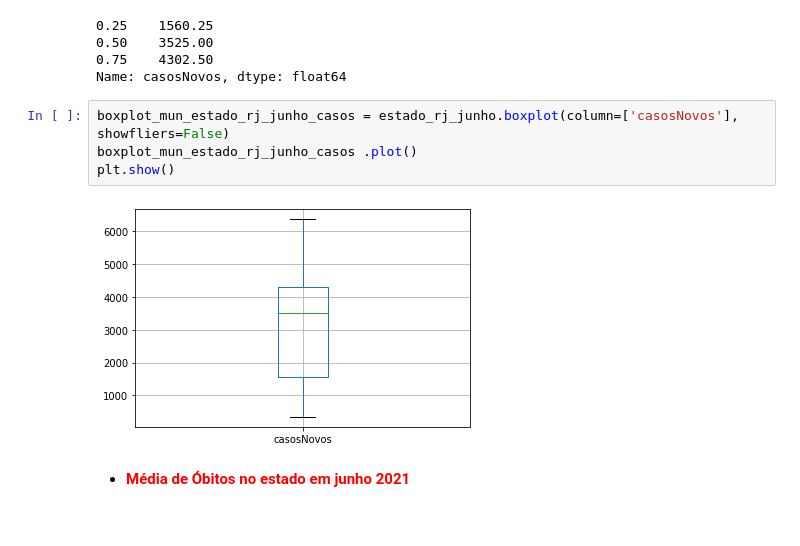
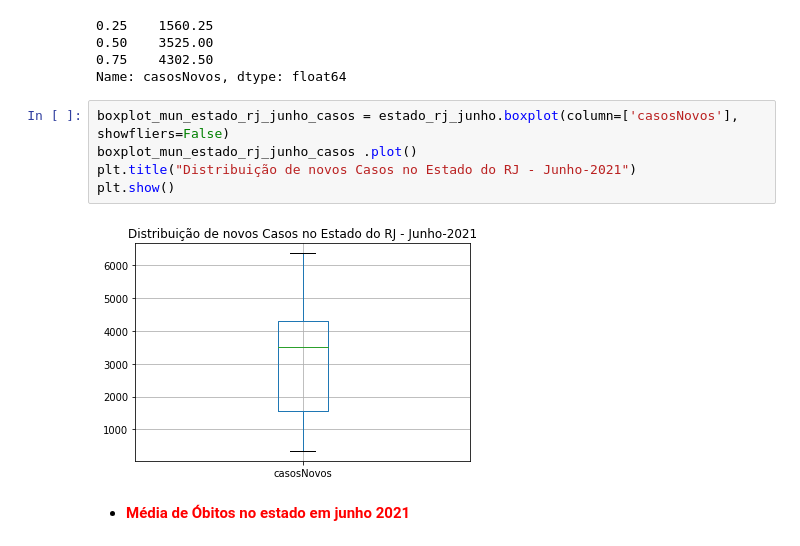
Before and after one commit to ranielli/analise-dados-covid-estatistica, a Jupyter notebook: analise_rj.ipynb, the cells around one changed output. Cells and saved outputs as stored; diff of their text form.

```diff
--- a/analise_rj.ipynb
+++ b/analise_rj.ipynb
@@ -369,9 +371,10 @@ Name: casosNovos, dtype: float64
 # %%
 boxplot_mun_estado_rj_junho_casos = estado_rj_junho.boxplot(column=['casosNovos'], showfliers=False)
 boxplot_mun_estado_rj_junho_casos .plot()
+plt.title("Distribuição de novos Casos no Estado do RJ - Junho-2021")
 plt.show()
 # %% [output]
-[figure, old version]
+[figure, new version]
 # %% [markdown]
 * <font color="red">**Média de Óbitos no estado em junho 2021**
 # %%
```
Also changed, not shown: parts of 10 cells of this notebook.
